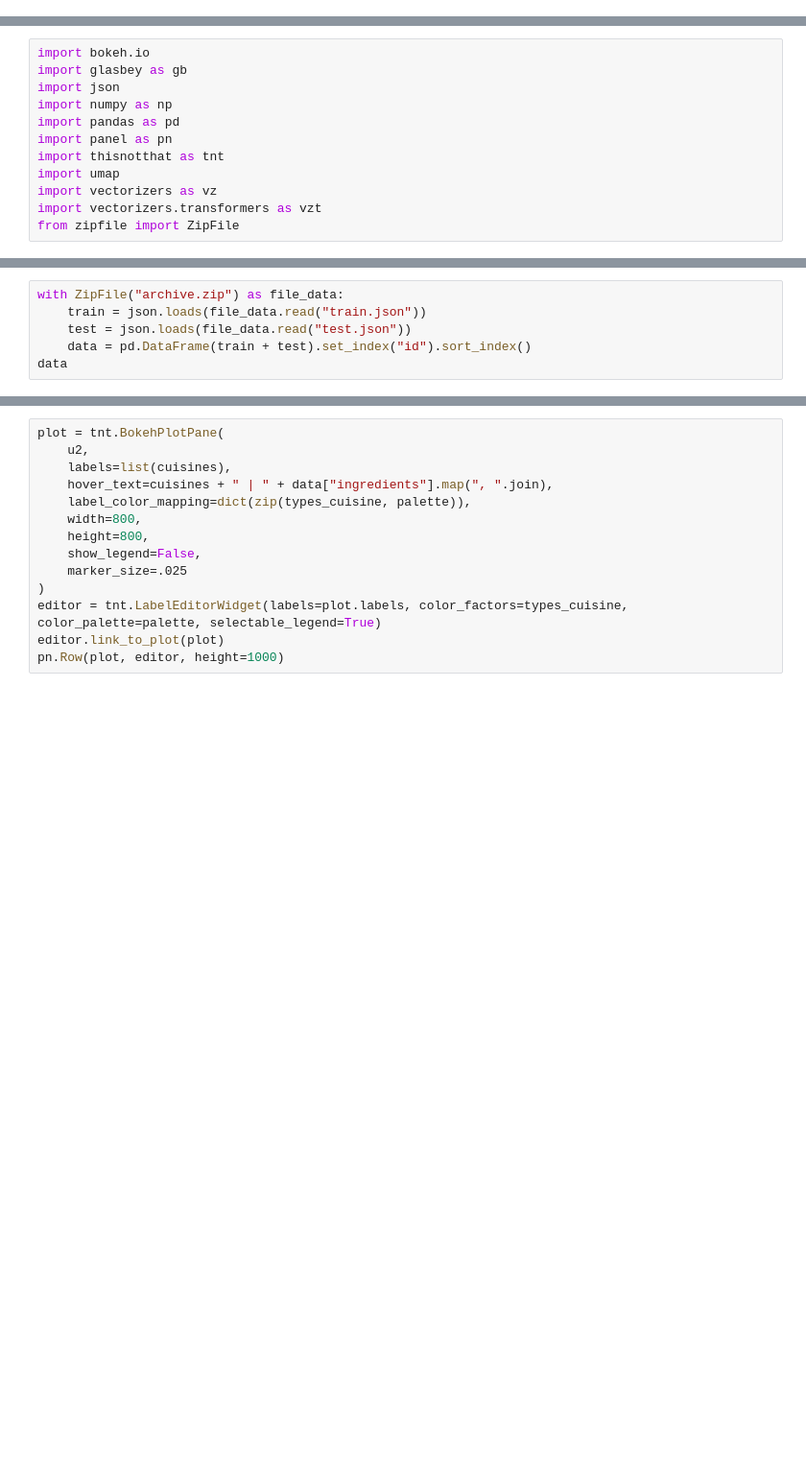
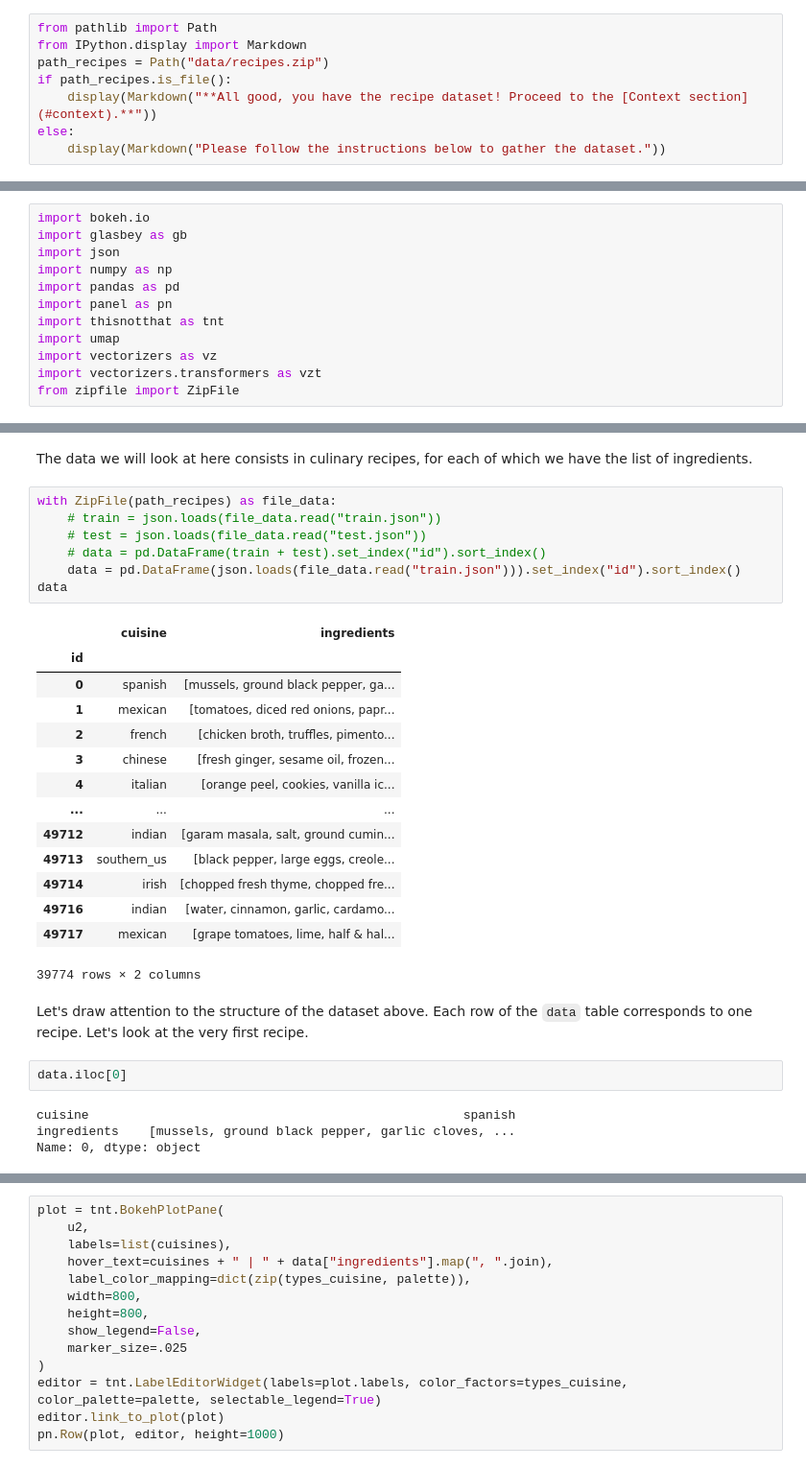
Before and after one commit to TutteInstitute/tutorials, a Jupyter notebook: tutorial-bag-of-words.ipynb, the cells around one changed output, grey strips where cells are left out. Shown at 96% size. Saved outputs shown, nothing was run; the diff lists cells and outputs as text; blank space fills up the shorter version.

```diff
--- a/tutorial-bag-of-words.ipynb
+++ b/tutorial-bag-of-words.ipynb
@@ -0,0 +10,8 @@
+# %%
+from pathlib import Path
+from IPython.display import Markdown
+path_recipes = Path("data/recipes.zip")
+if path_recipes.is_file():
+    display(Markdown("**All good, you have the recipe dataset! Proceed to the [Context section](#context).**"))
+else:
+    display(Markdown("Please follow the instructions below to gather the dataset."))
@@ -16,6 +85,35 @@ pn.extension()
+# %% [markdown]
+The data we will look at here consists in culinary recipes,
+for each of which we have the list of ingredients.
 # %%
-with ZipFile("archive.zip") as file_data:
-    train = json.loads(file_data.read("train.json"))
-    test = json.loads(file_data.read("test.json"))
-    data = pd.DataFrame(train + test).set_index("id").sort_index()
+with ZipFile(path_recipes) as file_data:
+    # train = json.loads(file_data.read("train.json"))
+    # test = json.loads(file_data.read("test.json"))
+    # data = pd.DataFrame(train + test).set_index("id").sort_index()
+    data = pd.DataFrame(json.loads(file_data.read("train.json"))).set_index("id").sort_index()
 data
+# %% [output]
+|  | cuisine | ingredients |
+| id |  |  |
+| 0 | spanish | [mussels, ground black pepper, ga... |
+| 1 | mexican | [tomatoes, diced red onions, papr... |
+| 2 | french | [chicken broth, truffles, pimento... |
+| 3 | chinese | [fresh ginger, sesame oil, frozen... |
+| 4 | italian | [orange peel, cookies, vanilla ic... |
+| ... | ... | ... |
+| 49712 | indian | [garam masala, salt, ground cumin... |
+| 49713 | southern_us | [black pepper, large eggs, creole... |
+| 49714 | irish | [chopped fresh thyme, chopped fre... |
+| 49716 | indian | [water, cinnamon, garlic, cardamo... |
+| 49717 | mexican | [grape tomatoes, lime, half & hal... |
+39774 rows × 2 columns
+# %% [markdown]
+Let's draw attention to the structure of the dataset above.
+Each row of the `data` table corresponds to one recipe.
+Let's look at the very first recipe.
+# %%
+data.iloc[0]
+# %% [output]
+cuisine                                                  spanish
+ingredients    [mussels, ground black pepper, garlic cloves, ...
+Name: 0, dtype: object
```
Also changed, not shown: parts of 35 cells of this notebook, 1 other file.
